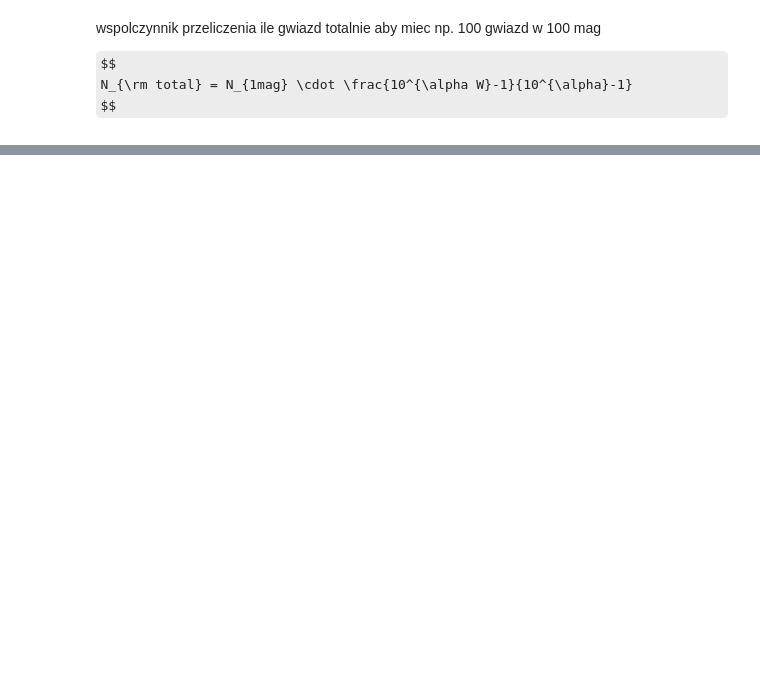
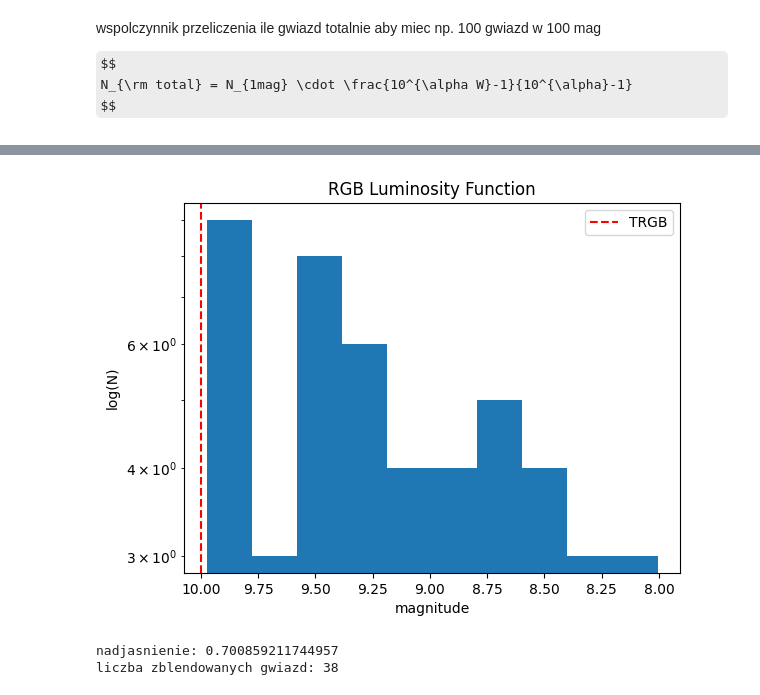
Before and after one commit to astromg/mglab, a Jupyter notebook: trgb/lf.ipynb, the cells around one changed output, grey strips where cells are left out. Saved outputs shown, nothing was run; the diff lists cells and outputs as text; code cells hidden in the pictures; some formulas as TeX source; blank space fills up the shorter version.

```diff
--- a/trgb/lf.ipynb
+++ b/trgb/lf.ipynb
@@ -809,0 +340,19 @@ plt.show()
+# %%
+m_agb = agb_powerlaw_lf(m_trgb=10.0,N_agb_1mag=30,alpha=0.2,m_range=2.0,seed=seed)
+
+
+plt.figure()
+
+plt.hist(m_agb, bins=10, histtype='bar')
+# 'bar', 'barstacked', 'step', 'stepfilled'
+plt.axvline(m_trgb, color='red', linestyle='--', label='TRGB')
+plt.yscale('log')
+plt.gca().invert_xaxis()
+plt.xlabel("magnitude")
+plt.ylabel("log(N)")
+plt.title("RGB Luminosity Function")
+plt.legend()
+
+plt.show()
+# %% [output]
+[figure, added]
@@ -809,0 +440,14 @@ plt.show()
+# %%
+blended_mags, parent_idx, companion_idx = build_blended_catalog(m,p_pair=0.1,seed=seed,)
+
+mb = m.copy()
+mb[parent_idx] = blended_mags
+
+print(f'nadjasnienie: {10-min(mb)}')
+
+mb = np.array(mb)
+mk = mb < 10
+print(f'liczba zblendowanych gwiazd: {len(mb[mk])}')
+# %% [output]
+nadjasnienie: 0.700859211744957
+liczba zblendowanych gwiazd: 38
```
Also changed, not shown: parts of 41 cells of this notebook, 9 other files.
